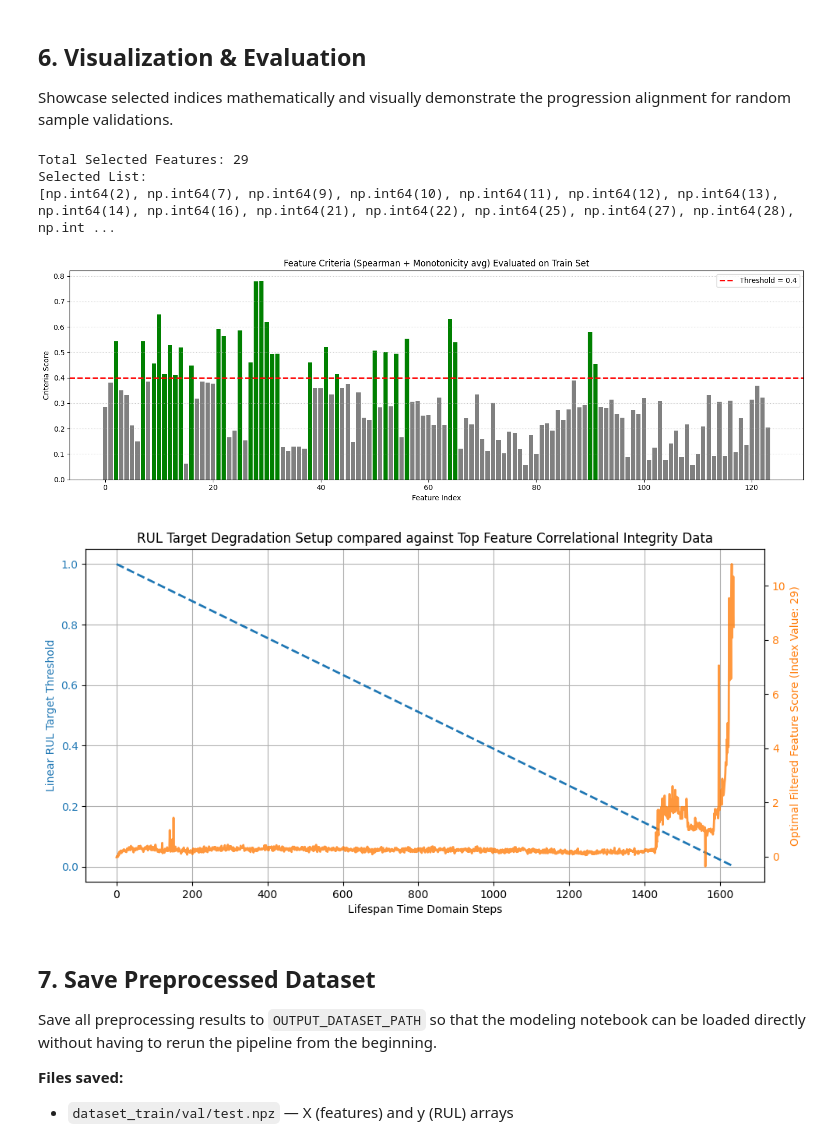
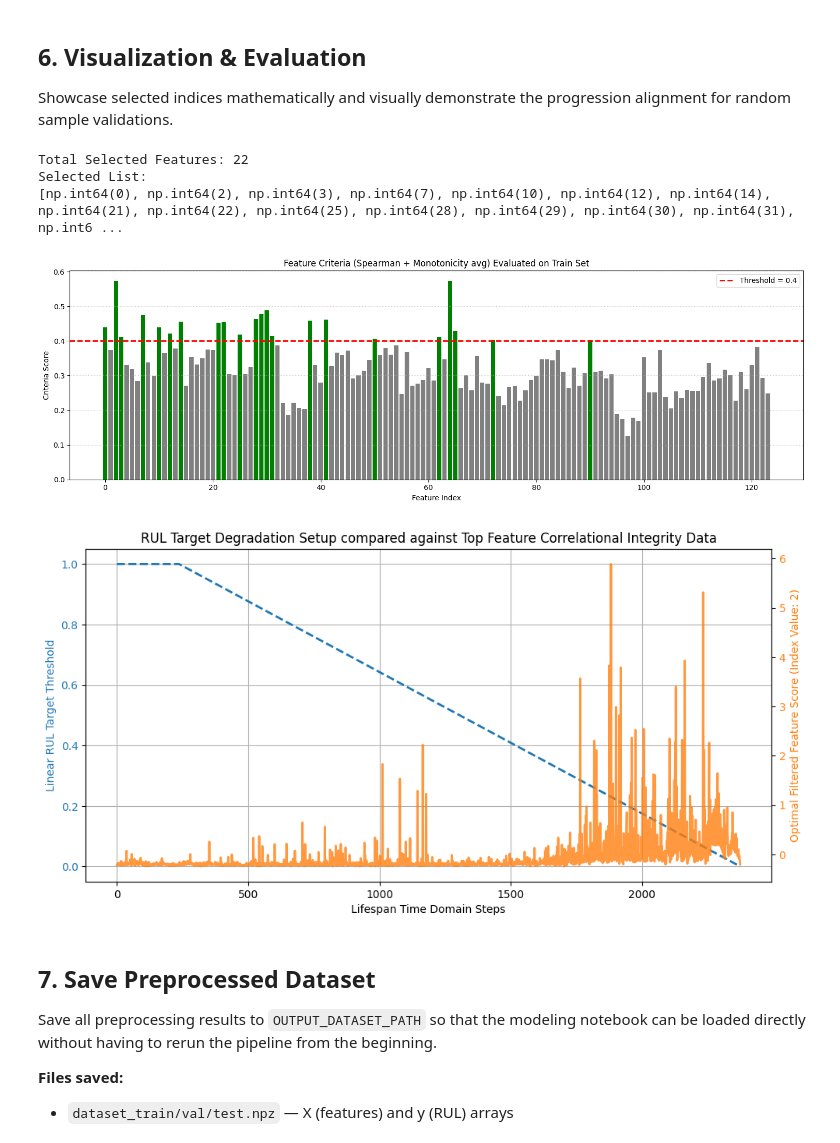
Before and after one commit to DwiAnggaraNS/RUL-Bearing-Research, a Jupyter notebook: 3rd Research_Cross-Domain Generalization RUL Bearing with XAI/PRONOSTIA/data_acquisition_preprocessing.ipynb, the cells around one changed output. Cells and saved outputs as stored; diff of their text form; code cells hidden in the pictures.

Commit message:
fix(visualizations): plot rul vs features for each bearing individually and fix metadata

```diff
--- a/3rd Research_Cross-Domain Generalization RUL Bearing with XAI/PRONOSTIA/data_acquisition_preprocessing.ipynb
+++ b/3rd Research_Cross-Domain Generalization RUL Bearing with XAI/PRONOSTIA/data_acquisition_preprocessing.ipynb
@@ -83,7 +83,7 @@ from pathlib import Path
 # Automatically executes CSV to NPY format conversions
 for fd in [1, 2, 3]:
     print(f"\n--- Preparing FEMTO dataset for fd={fd} ---")
-    reader = rul_datasets.reader.FemtoReader(fd=fd, norm_rul=True)
+    reader = rul_datasets.reader.FemtoReader(fd=fd, norm_rul=False)
     reader.prepare_data()
     print(f"    fd={fd} initialization complete.")
 
@@ -315,48 +344,51 @@ plt.grid(axis='y', linestyle=':', alpha=0.7)
 plt.tight_layout()
 plt.show()
 # %% [output]
-Total Selected Features: 29
+Total Selected Features: 22
 Selected List:
-[np.int64(2), np.int64(7), np.int64(9), np.int64(10), np.int64(11), np.int64(12), np.int64(13), np.int64(14), np.int64(16), np.int64(21), np.int64(22), np.int64(25), np.int64(27), np.int64(28), np.int ...
+[np.int64(0), np.int64(2), np.int64(3), np.int64(7), np.int64(10), np.int64(12), np.int64(14), np.int64(21), np.int64(22), np.int64(25), np.int64(28), np.int64(29), np.int64(30), np.int64(31), np.int6 ...
-[figure, old version]
+[figure, new version]
 # %%
 # Plot Linear RUL Target Curve against optimal extracted criteria
 if len(selected_indices) > 0:
     top_feature_global_idx = int(
         selected_features_df.sort_values(by='Criteria', ascending=False).iloc[0]['Feature_Idx']
     )
 
     # Internal localized column referencing representation
     top_feature_pos = list(selected_indices).index(top_feature_global_idx)
 
-    # Slicing the prime testing layout component arrays referencing an individual continuous test segment
-    plot_limit = len(y_val_list[0])
+    cursor = 0
+    # Plotting validation results dynamically per every available bearing
+    for i, val_target_sample in enumerate(y_val_list):
+        plot_limit = len(val_target_sample)
 
-    val_target_sample = y_val_list[0]
-    val_feature_sample = X_val_final[:plot_limit, top_feature_pos]
+        # Slice X_val_final dynamically to get the corresponding feature set for this specific bearing
+        val_feature_sample = X_val_final[cursor : cursor + plot_limit, top_feature_pos]
+        cursor += plot_limit
 
-    fig, ax1 = plt.subplots(figsize=(10, 5))
+        fig, ax1 = plt.subplots(figsize=(10, 5))
 
-    color = 'tab:blue'
-    ax1.set_xlabel('Lifespan Time Domain Steps')
-    ax1.set_ylabel('Linear RUL Target Threshold', color=color)
-    ax1.plot(val_target_sample, color=color, linestyle='--', linewidth=2, label='Degradation Target Setup')
-    ax1.tick_params(axis='y', labelcolor=color)
+        color = 'tab:blue'
+        ax1.set_xlabel('Lifespan Time Domain Steps')
+        ax1.set_ylabel('Piecewise RUL Target', color=color)
+        ax1.plot(val_target_sample, color=color, linestyle='--', linewidth=2, label='Degradation Target Setup')
+        ax1.tick_params(axis='y', labelcolor=color)
 
-    ax2 = ax1.twinx()
-    color = 'tab:orange'
-    ax2.set_ylabel(f'Optimal Filtered Feature Score (Index Value: {top_feature_global_idx})', color=color)
-    ax2.plot(val_feature_sample, color=color, linewidth=2, alpha=0.8, label='Optimal Analyzed Segment')
-    ax2.tick_params(axis='y', labelcolor=color)
+        ax2 = ax1.twinx()
+        color = 'tab:orange'
+        ax2.set_ylabel(f'Optimal Filtered Feature Score (Index Value: {top_feature_global_idx})', color=color)
+        ax2.plot(val_feature_sample, color=color, linewidth=2, alpha=0.8, label='Optimal Analyzed Segment')
+        ax2.tick_params(axis='y', labelcolor=color)
 
-    fig.tight_layout()
-    plt.title("RUL Target Degradation Setup compared against Top Feature Correlational Integrity Data")
-    ax1.grid(True)
-    plt.show()
+        fig.tight_layout()
+        plt.title(f"Bearing Validation {i+1}: RUL Target Degradation Setup vs Top Feature Correlational Data")
+        ax1.grid(True)
+        plt.show()
 else:
     print("Optimization Criteria Thresholding unpassed.")
 # %% [output]
-[figure, old version]
+[figure, new version]
 # %% [markdown]
 ## 7. Save Preprocessed Dataset
 
```
Also changed, not shown: parts of 7 cells of this notebook.
